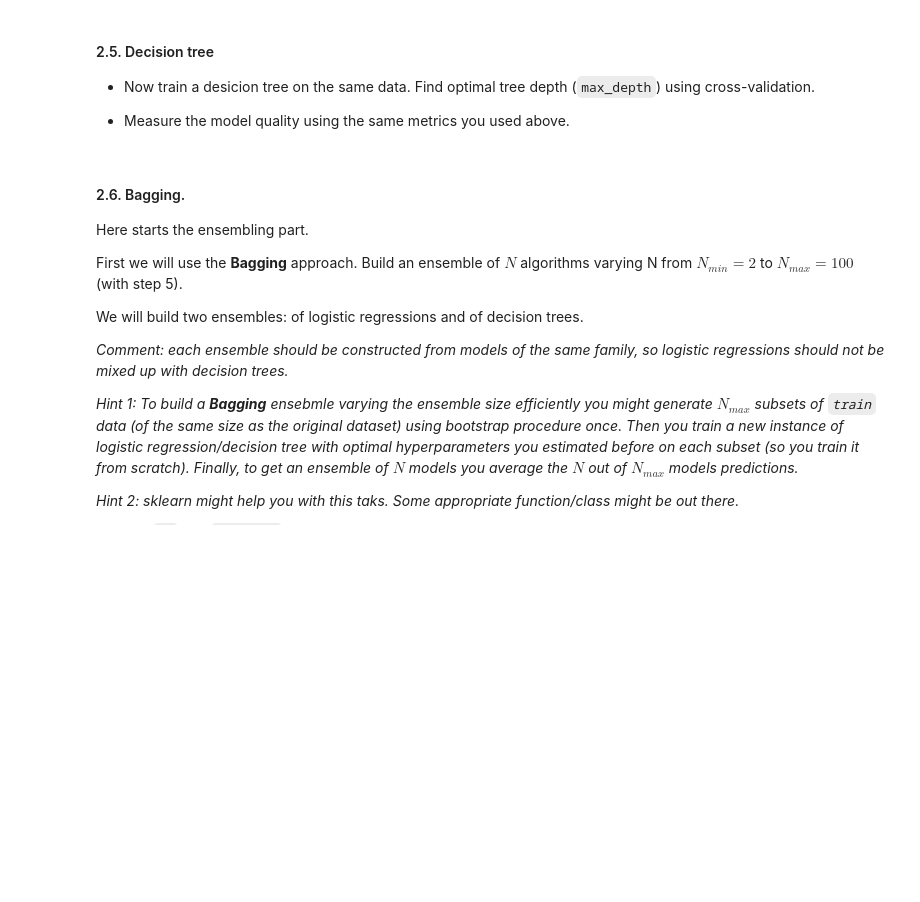
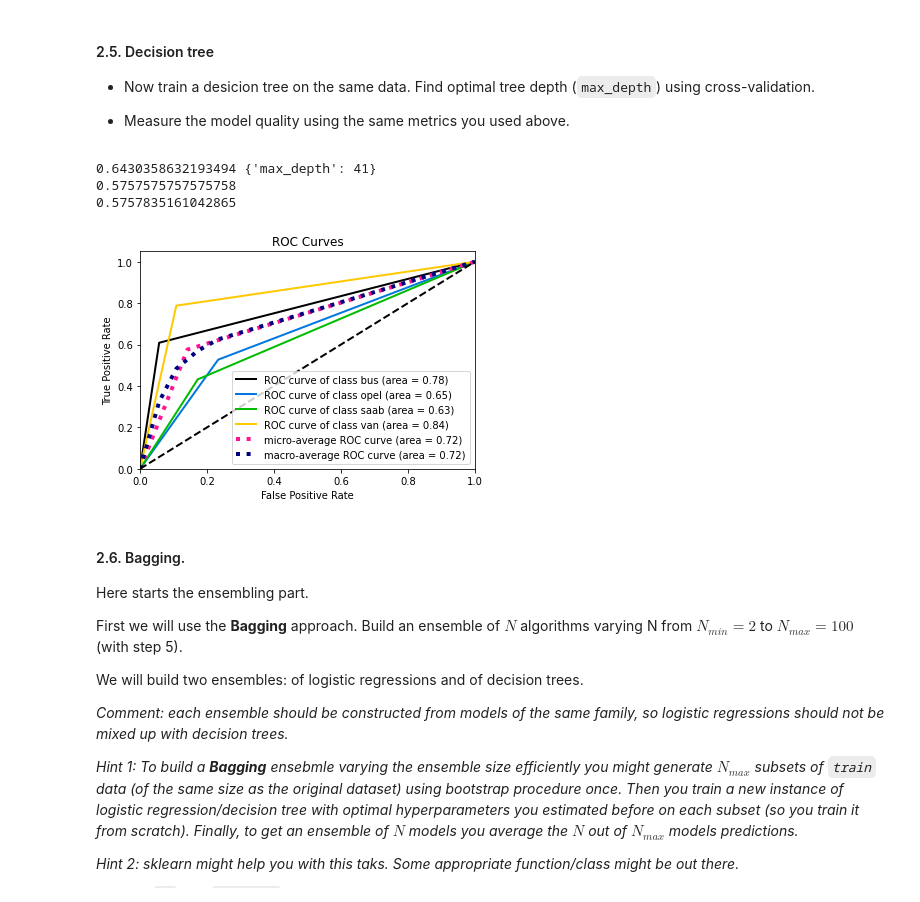
Before and after one commit to GreenSeed/ml-mipt, a Jupyter notebook: homeworks_basic/Lab1_ML_pipeline_and_SVM/Lab1_part2_ml_pipeline.ipynb, the cells around one changed output. Saved outputs shown, nothing was run; the diff lists cells and outputs as text; code cells hidden in the pictures; blank space fills up the shorter version.

```diff
--- a/homeworks_basic/Lab1_ML_pipeline_and_SVM/Lab1_part2_ml_pipeline.ipynb
+++ b/homeworks_basic/Lab1_ML_pipeline_and_SVM/Lab1_part2_ml_pipeline.ipynb
@@ -160,3 +210,31 @@ from sklearn.tree import DecisionTreeClassifier
+# %%
+from sklearn.tree import DecisionTreeClassifier
+from sklearn.model_selection import GridSearchCV
+
+parameters = {'max_depth':range(2,50)}
+
+cv = GridSearchCV(DecisionTreeClassifier(), parameters)
+cv.fit(X_train_pca_, y=y_train)
+tree_model = cv.best_estimator_
+print(cv.best_params_)
+
+y_predict = tree_model.predict(X_test_pca_)
+y_predict_proba = tree_model.predict_proba(X_test_pca_)
+
+from sklearn.metrics import accuracy_score,f1_score
+accuracy = accuracy_score(y_test,y_predict)
+print(accuracy)
+f1_score = f1_score(y_test,y_predict,average="weighted")
+print(f1_score)
+from scikitplot.metrics import plot_roc_curve
+roc_ = plot_roc_curve(y_test,y_predict_proba)
+
+# YOUR CODE HERE
+# %% [output]
+0.6430358632193494 {'max_depth': 41}
+0.5757575757575758
+0.5757835161042865
+[figure, added]
 # %% [markdown]
 #### 2.6. Bagging.
 Here starts the ensembling part.
```
Also changed, not shown: parts of 14 cells of this notebook.
